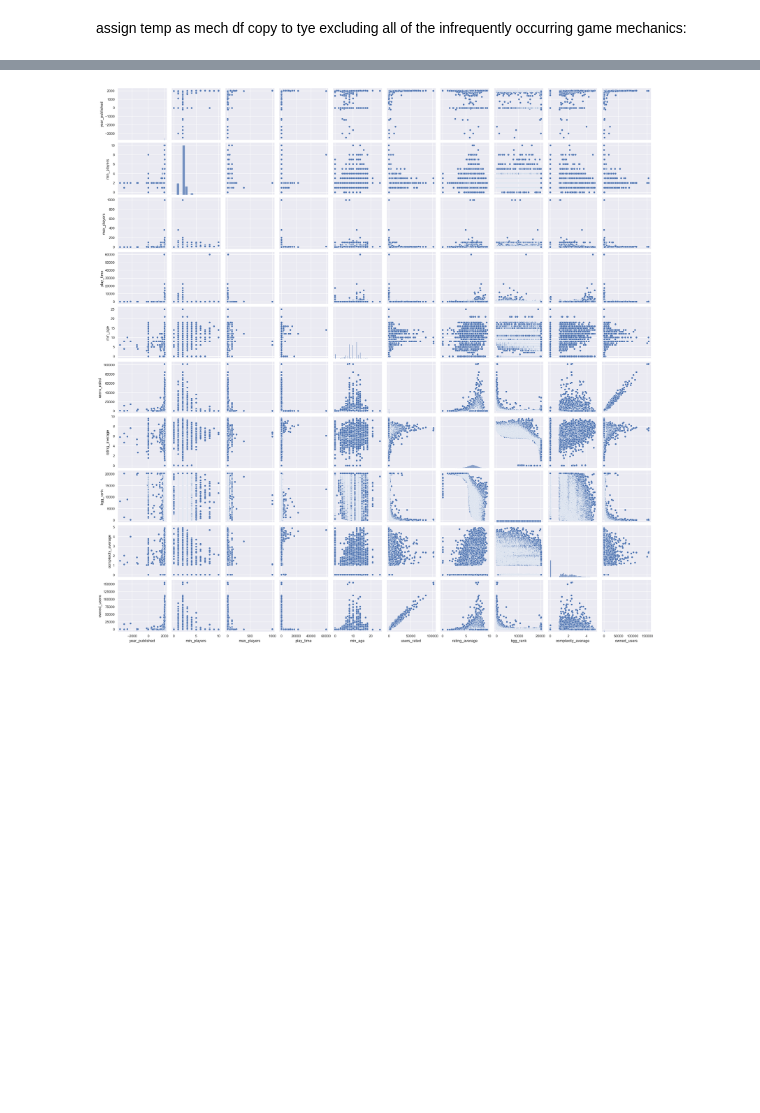
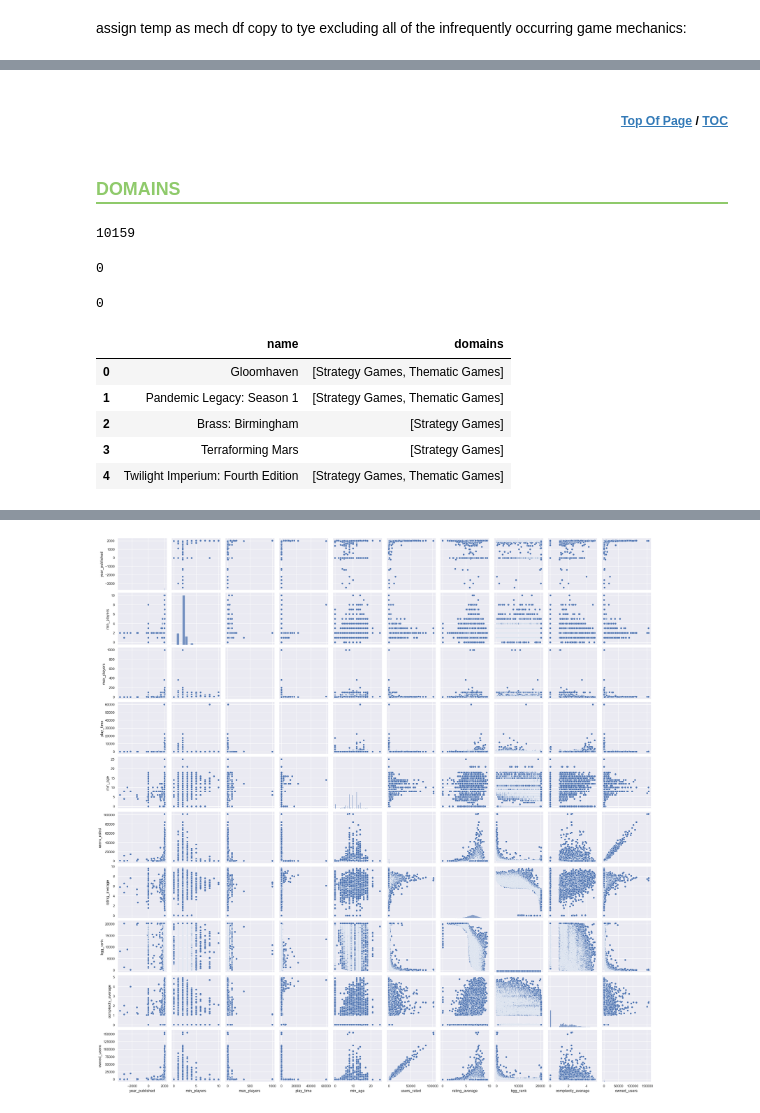
Before and after one commit to jdormaar/Boardgame_Preferences_Predictive_Analysis, a Jupyter notebook: workbook/notebook.ipynb, the cells around one changed output, grey strips where cells are left out. Drawn from its saved outputs; the diff is of its cells as text; code cells hidden in the pictures; blank space fills up the shorter version.

```diff
--- a/workbook/notebook.ipynb
+++ b/workbook/notebook.ipynb
@@ -898,0 +938,36 @@ assign temp as mech df copy to tye excluding all of the infrequently occurring g
+# %% [markdown]
+<h5 style="text-align:right; padding-right: 10%;">
+  <a href="#title">Top Of Page</a> / <a href="#table-of-contents">TOC</a>
+</h5>
+# %% [markdown]
+<h3
+  id= "domains";
+  style="color:#8fca6b; border-bottom: 2px solid #8fca6b;"
+>
+  DOMAINS
+</h3>
+# %%
+df['domains'].isna().sum()
+# %% [output]
+10159
+# %%
+df[df['domains'] == 0].shape[0]
+# %% [output]
+0
+# %%
+df['domains'].fillna('', inplace=True)
+df['domains'].isna().sum()
+# %% [output]
+0
+# %%
+dom = df[['name', 'domains']].copy()
+dom['domains'] = dom['domains'].apply(lambda x: x.split(', '))
+
+dom.head()
+# %% [output]
+|  | name | domains |
+| 0 | Gloomhaven | [Strategy Games, Thematic Games] |
+| 1 | Pandemic Legacy: Season 1 | [Strategy Games, Thematic Games] |
+| 2 | Brass: Birmingham | [Strategy Games] |
+| 3 | Terraforming Mars | [Strategy Games] |
+| 4 | Twilight Imperium: Fourth Edition | [Strategy Games, Thematic Games] |
```
Also changed, not shown: parts of 19 cells of this notebook, 2 other files.
